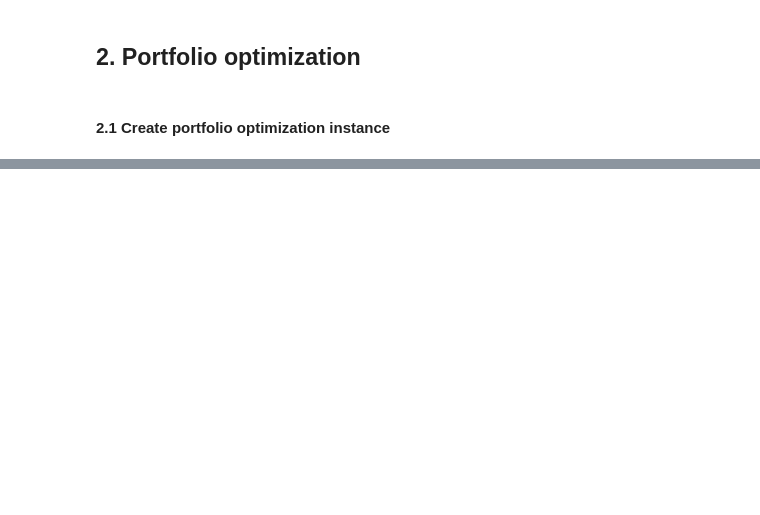
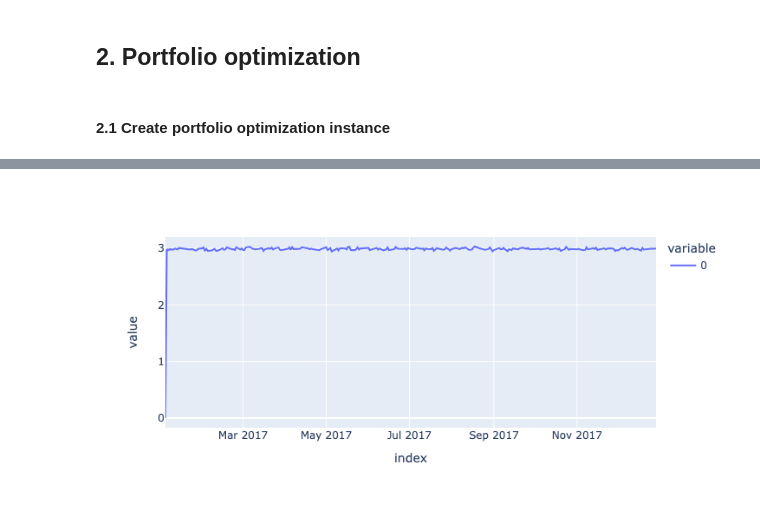
Before and after one commit to ForecastOS/investos, a Jupyter notebook: examples/spo.ipynb, the cells around one changed output, grey strips where cells are left out. Drawn from its saved outputs; the diff is of its cells as text; code cells hidden in the pictures; blank space fills up the shorter version.

```diff
--- a/examples/spo.ipynb
+++ b/examples/spo.ipynb
@@ -321,0 +237,4 @@ portfolio = inv.portfolio.Controller(
+# %%
+backtest_result.leverage.plot()
+# %% [output]
+[figure, added]
```
Also changed, not shown: parts of 20 cells of this notebook, 11 other files.
